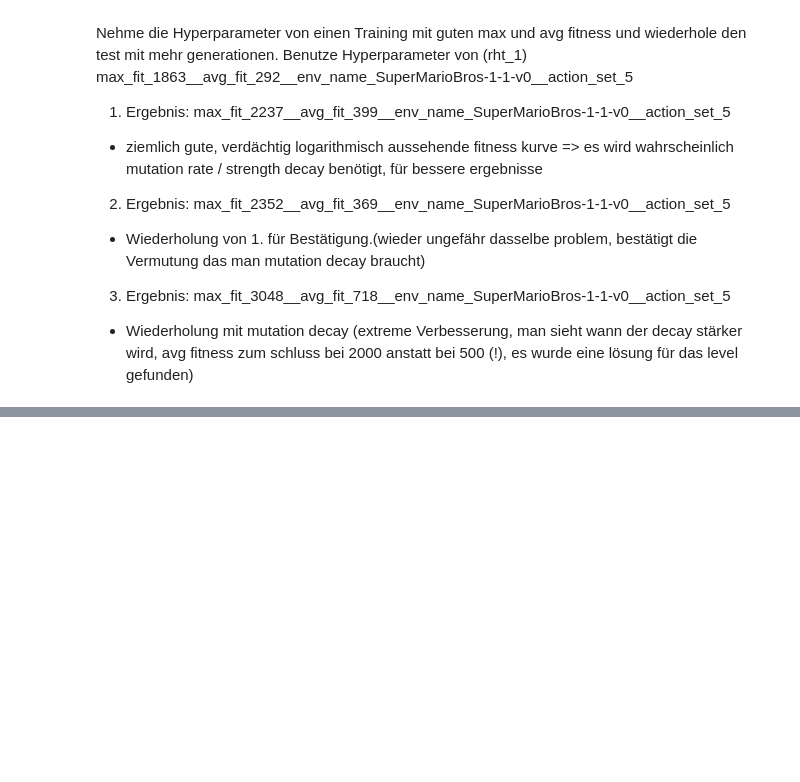
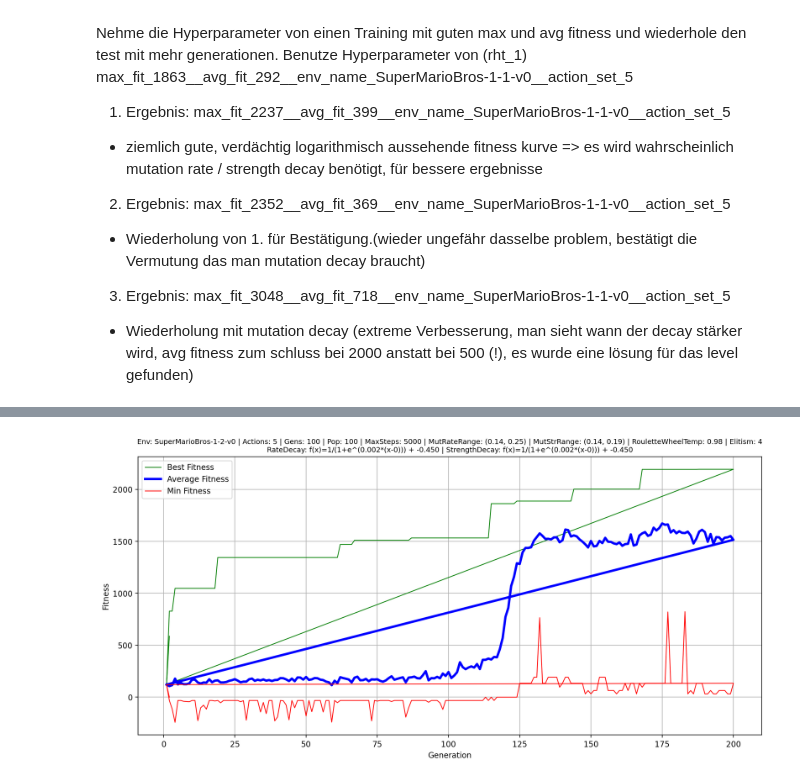
Before and after one commit to BjarneThomzik/SuperMarioReinforcementLearningProject, a Jupyter notebook: notebooks/neuroevolution/neuroevolution.ipynb, the cells around one changed output, grey strips where cells are left out. Drawn from its saved outputs; the diff is of its cells as text; code cells hidden in the pictures; blank space fills up the shorter version.

```diff
--- a/notebooks/neuroevolution/neuroevolution.ipynb
+++ b/notebooks/neuroevolution/neuroevolution.ipynb
@@ -354,3 +354,14 @@ trainer.run()
 trainer.record_best_agent()
 trainer.save_metrics()
 trainer.save_best_model()
+# %%
+trainer.generations = 100
+trainer.mutation_rate_sigmoid_decay = {"a": -0.45, "b": 0.002, "c": 0}
+trainer.mutation_strength_sigmoid_decay = {"a": -0.45, "b": 0.002, "c": 0}
+
+trainer.run()
+trainer.record_best_agent()
+trainer.save_metrics()
+trainer.save_best_model()
+# %% [output]
+[figure, added]
```
Also changed, not shown: parts of 1 cell of this notebook, 3 other files.
